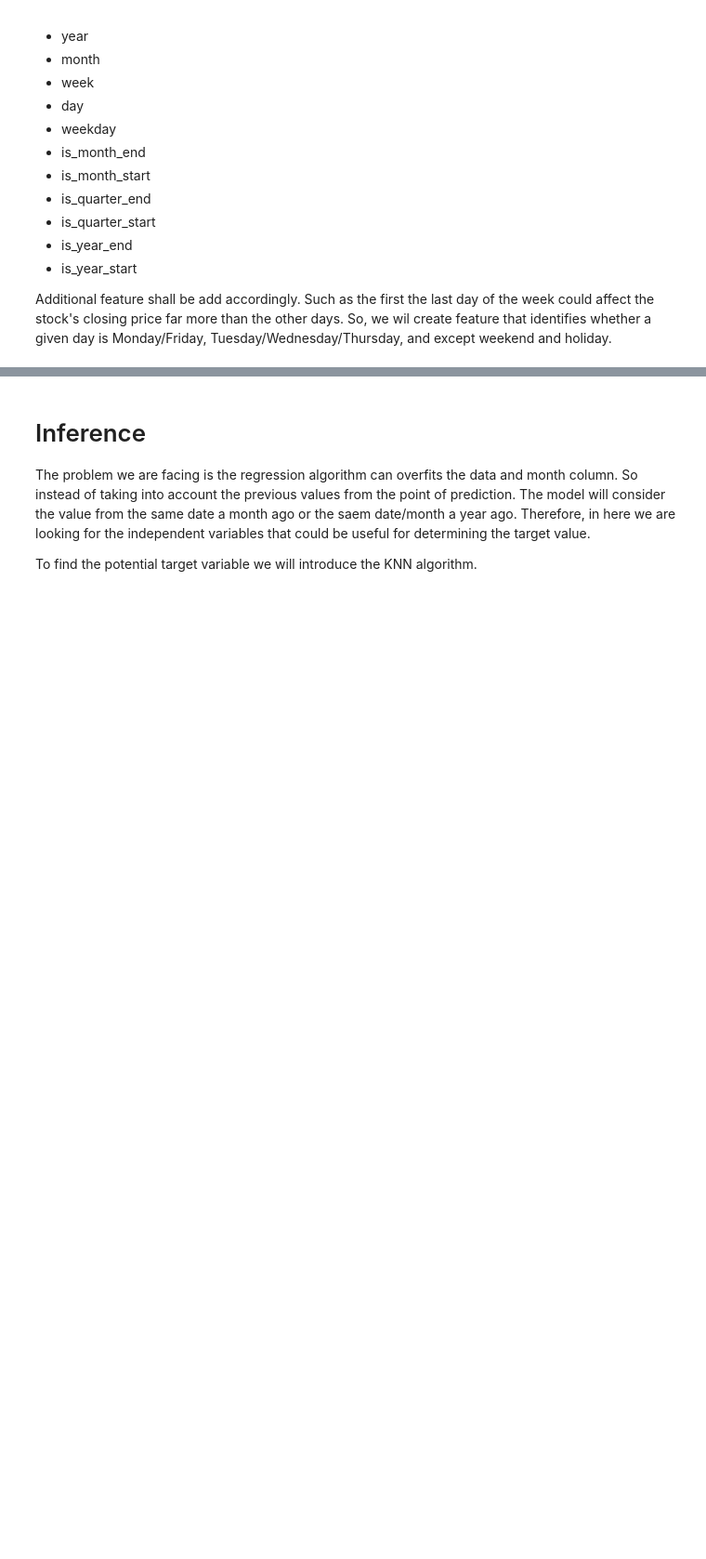
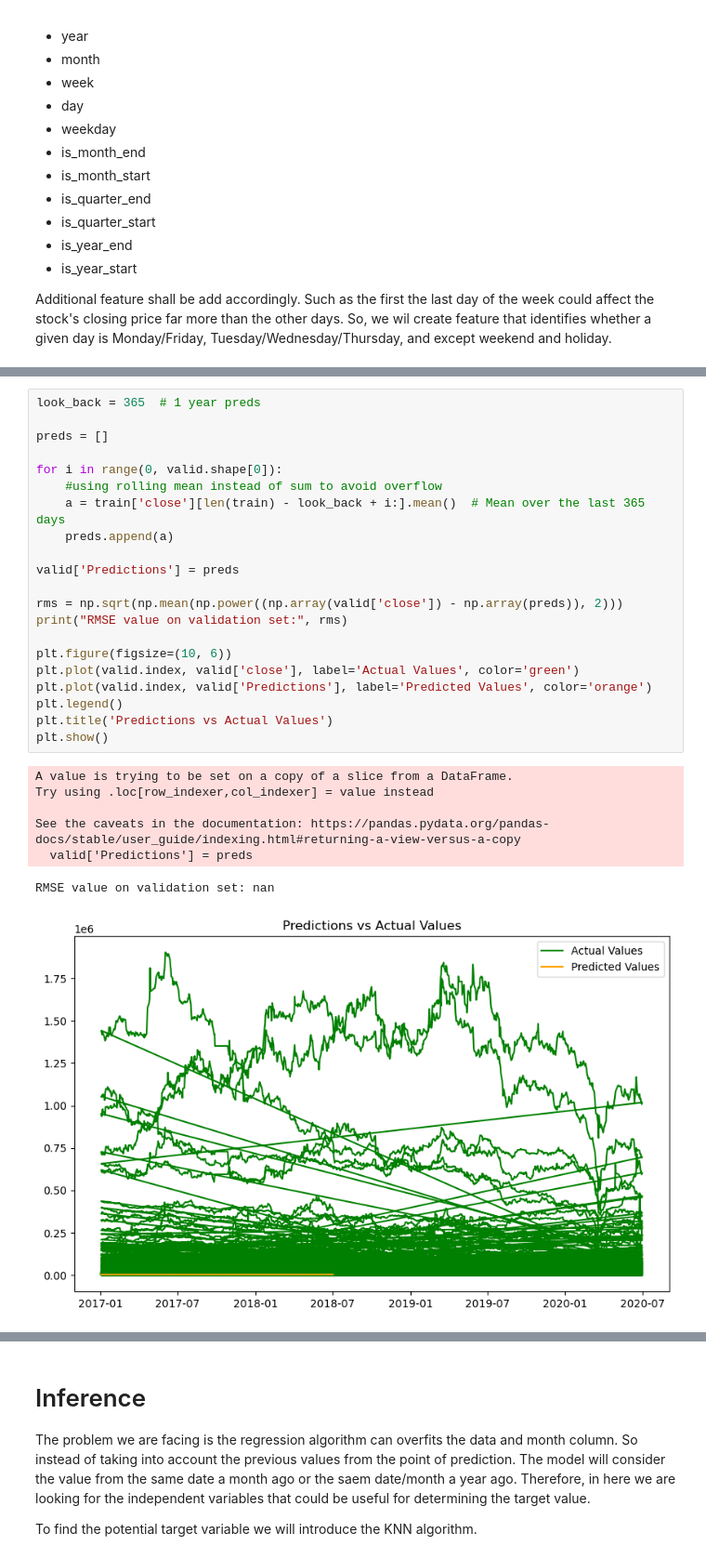
Before and after one commit to Seavleu/stock_predrediction_strategy, a Jupyter notebook: notebooks/exploration.ipynb, the cells around one changed output, grey strips where cells are left out. Shown at 93% size. Cells and saved outputs as stored; diff of their text form; blank space fills up the shorter version.

```diff
--- a/notebooks/exploration.ipynb
+++ b/notebooks/exploration.ipynb
@@ -215,3 +348,32 @@ rms
+# %%
+look_back = 365  # 1 year preds
+
+preds = []
+
+for i in range(0, valid.shape[0]):
+    #using rolling mean instead of sum to avoid overflow
+    a = train['close'][len(train) - look_back + i:].mean()  # Mean over the last 365 days
+    preds.append(a)
+
+valid['Predictions'] = preds
+
+rms = np.sqrt(np.mean(np.power((np.array(valid['close']) - np.array(preds)), 2)))
+print("RMSE value on validation set:", rms)
+
+plt.figure(figsize=(10, 6))
+plt.plot(valid.index, valid['close'], label='Actual Values', color='green')
+plt.plot(valid.index, valid['Predictions'], label='Predicted Values', color='orange')
+plt.legend()
+plt.title('Predictions vs Actual Values')
+plt.show()
+# %% [output]
+A value is trying to be set on a copy of a slice from a DataFrame.
+Try using .loc[row_indexer,col_indexer] = value instead
+
+See the caveats in the documentation: https://pandas.pydata.org/pandas-docs/stable/user_guide/indexing.html#returning-a-view-versus-a-copy
+  valid['Predictions'] = preds
+RMSE value on validation set: nan
+[figure, added]
 # %%
 valid['Predictions'] = 0
 valid['Predictions'] = preds
```
Also changed, not shown: parts of 42 cells of this notebook.
